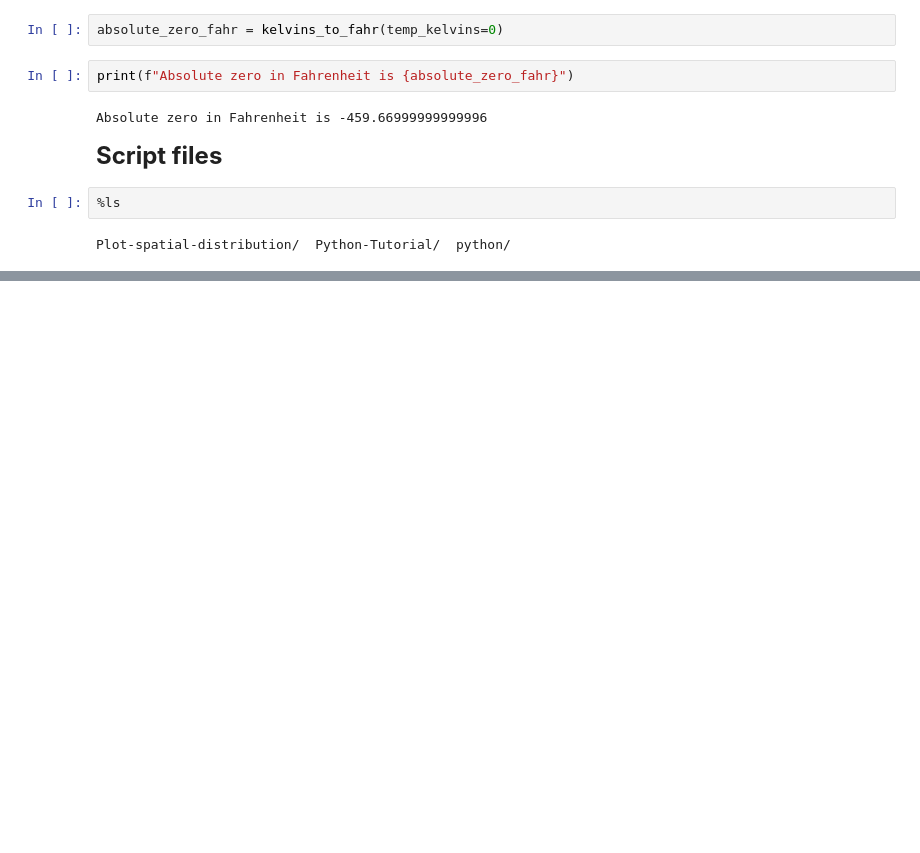
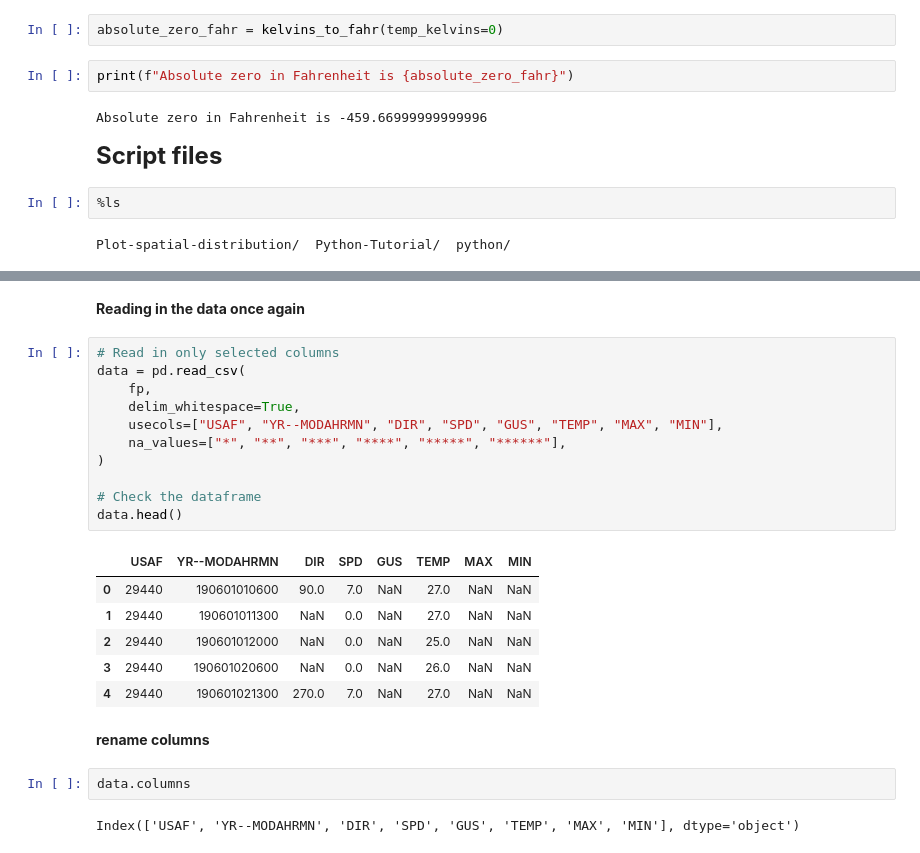
Before and after one commit to yangshanye/Python-Tutorial, a Jupyter notebook: Geopython_basic_expresion.ipynb, the cells around one changed output, grey strips where cells are left out. Cells and saved outputs as stored; diff of their text form; blank space fills up the shorter version.

```diff
--- a/Geopython_basic_expresion.ipynb
+++ b/Geopython_basic_expresion.ipynb
@@ -1844,0 +1906,26 @@ Kumpula_temps_above15_June_2016.csv
+# %% [markdown]
+**Reading in the data once again**
+# %%
+# Read in only selected columns
+data = pd.read_csv(
+    fp,
+    delim_whitespace=True,
+    usecols=["USAF", "YR--MODAHRMN", "DIR", "SPD", "GUS", "TEMP", "MAX", "MIN"],
+    na_values=["*", "**", "***", "****", "*****", "******"],
+)
+
+# Check the dataframe
+data.head()
+# %% [output]
+|  | USAF | YR--MODAHRMN | DIR | SPD | GUS | TEMP | MAX | MIN |
+| 0 | 29440 | 190601010600 | 90.0 | 7.0 | NaN | 27.0 | NaN | NaN |
+| 1 | 29440 | 190601011300 | NaN | 0.0 | NaN | 27.0 | NaN | NaN |
+| 2 | 29440 | 190601012000 | NaN | 0.0 | NaN | 25.0 | NaN | NaN |
+| 3 | 29440 | 190601020600 | NaN | 0.0 | NaN | 26.0 | NaN | NaN |
+| 4 | 29440 | 190601021300 | 270.0 | 7.0 | NaN | 27.0 | NaN | NaN |
+# %% [markdown]
+**rename columns**
+# %%
+data.columns
+# %% [output]
+Index(['USAF', 'YR--MODAHRMN', 'DIR', 'SPD', 'GUS', 'TEMP', 'MAX', 'MIN'], dtype='object')
```
Also changed, not shown: parts of 318 cells of this notebook.
